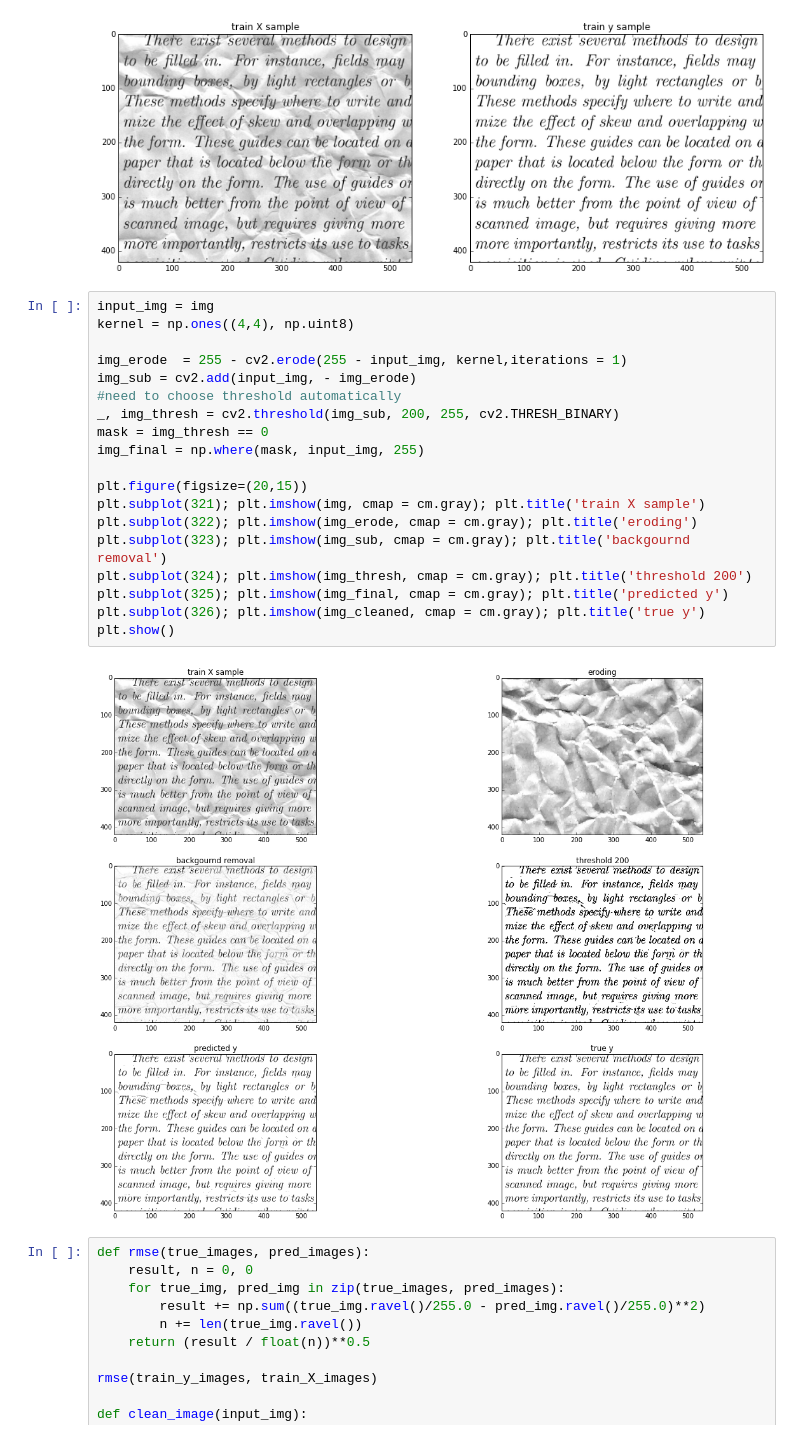
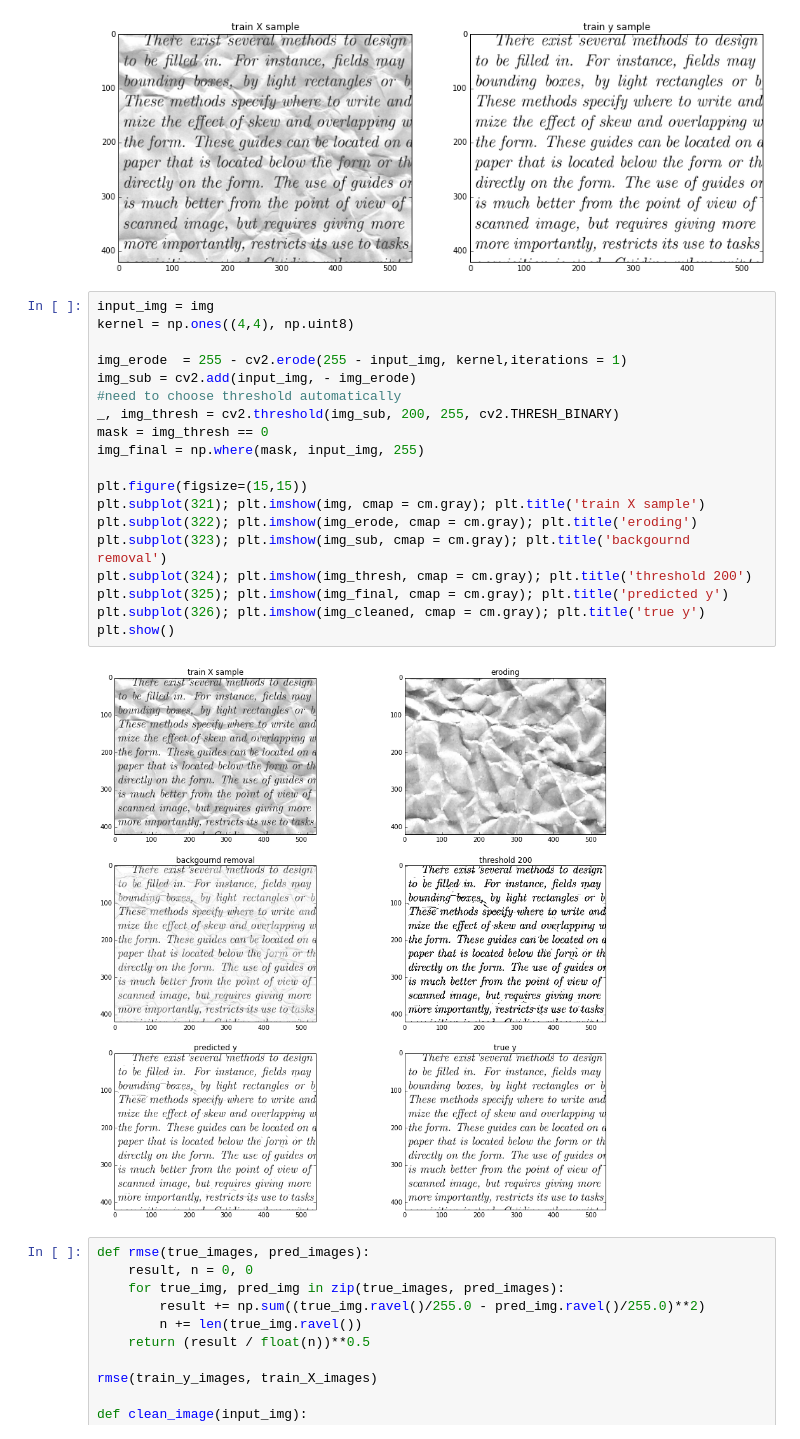
Before and after one commit to halachkin/Denoising-Dirty-Documents, a Jupyter notebook: Denoising Dirty Documents.ipynb, the cells around one changed output. Saved outputs shown, nothing was run; the diff lists cells and outputs as text.

Commit message:
Figure size fixed

```diff
--- a/Denoising Dirty Documents.ipynb
+++ b/Denoising Dirty Documents.ipynb
@@ -25,24 +25,24 @@ plt.show()
 # %%
 input_img = img
 kernel = np.ones((4,4), np.uint8)
 
 img_erode  = 255 - cv2.erode(255 - input_img, kernel,iterations = 1)
 img_sub = cv2.add(input_img, - img_erode)
 #need to choose threshold automatically
 _, img_thresh = cv2.threshold(img_sub, 200, 255, cv2.THRESH_BINARY)
 mask = img_thresh == 0
 img_final = np.where(mask, input_img, 255)
 
-plt.figure(figsize=(20,15))
+plt.figure(figsize=(15,15))
 plt.subplot(321); plt.imshow(img, cmap = cm.gray); plt.title('train X sample')
 plt.subplot(322); plt.imshow(img_erode, cmap = cm.gray); plt.title('eroding')
 plt.subplot(323); plt.imshow(img_sub, cmap = cm.gray); plt.title('backgournd removal')
 plt.subplot(324); plt.imshow(img_thresh, cmap = cm.gray); plt.title('threshold 200')
 plt.subplot(325); plt.imshow(img_final, cmap = cm.gray); plt.title('predicted y')
 plt.subplot(326); plt.imshow(img_cleaned, cmap = cm.gray); plt.title('true y')
 plt.show()
 # %% [output]
-[figure, old version]
+[figure, new version]
 # %%
 def rmse(true_images, pred_images):
     result, n = 0, 0
```
